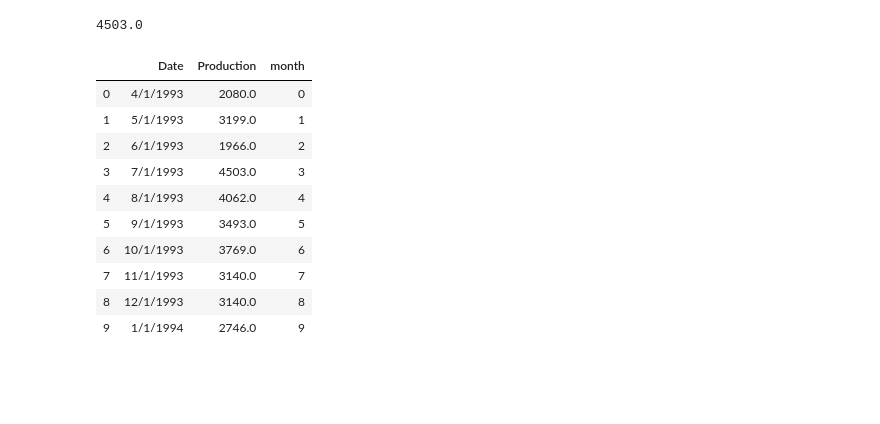
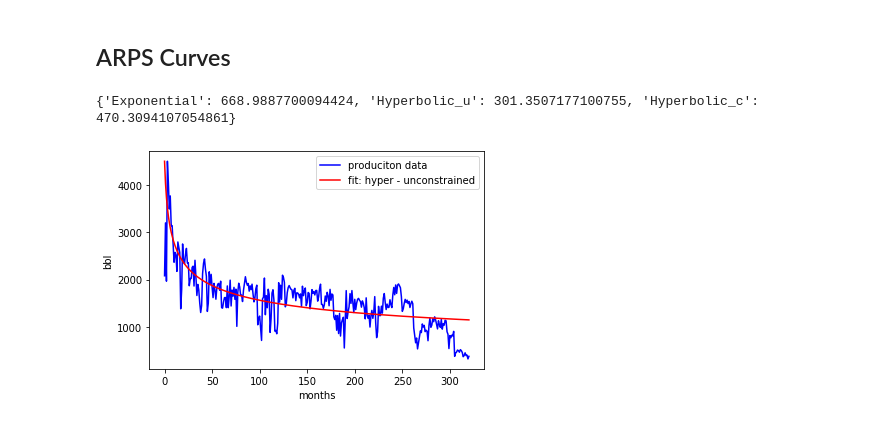
Before and after one commit to PrestonBlackburn/Decline-Curve-Analysis, a Jupyter notebook: Decline Curve Calcs.ipynb, the cells around one changed output. Drawn from its saved outputs; the diff is of its cells as text; code cells hidden in the pictures; blank space fills up the shorter version.

```diff
--- a/Decline Curve Calcs.ipynb
+++ b/Decline Curve Calcs.ipynb
@@ -16,5 +19,7 @@ import pandas as pd
 # di = nominal decline rate at t = 0
 
 # b = 1 for harmonics
+# %% [markdown]
+## ARPS Curves
 # %%
 ## Decline Curves:
@@ -29,24 +35,47 @@ def Hyperbolic(t, b, di):
 
 def Harmonic(t, qi, di):
     return qi/(1+di*t)
-# %%
-Data = pd.read_csv(r'G:\Python Projects\Reservoir Reserve Modeling\data for python\Texas_well_production.csv')
-Data['month'] = Data.index
-
-qi = Data['Production'].max()
-
-print(qi)
-Data.head(10)
-# %% [output]
-4503.0
-|  | Date | Production | month |
-| 0 | 4/1/1993 | 2080.0 | 0 |
-| 1 | 5/1/1993 | 3199.0 | 1 |
-| 2 | 6/1/1993 | 1966.0 | 2 |
-| 3 | 7/1/1993 | 4503.0 | 3 |
-| 4 | 8/1/1993 | 4062.0 | 4 |
-| 5 | 9/1/1993 | 3493.0 | 5 |
-| 6 | 10/1/1993 | 3769.0 | 6 |
-| 7 | 11/1/1993 | 3140.0 | 7 |
-| 8 | 12/1/1993 | 3140.0 | 8 |
-| 9 | 1/1/1994 | 2746.0 | 9 |
+# %%
+Data = pd.read_csv(r'C:\Users\Preston\Production Model\Texas_well_production.csv')
+Data['month'] = Data.index
+qi = Data['Production'].max()
+x = Data['month'].values
+y = Data['Production'].values
+
+
+#Optimizing Curves
+popt, pcov = curve_fit(Exponential, x, y)
+exp_vars = popt
+popt, pcov = curve_fit(Hyperbolic, x, y)
+unconstrained_vars = popt
+popt, pcov = curve_fit(Hyperbolic, x, y, bounds= ([0,0], [1,5]))
+constrained_vars = popt
+
+#analyzing error
+MAE_exp = mean_absolute_error(y, Exponential(x, *exp_vars))
+MAE_Hyper = mean_absolute_error(y, Hyperbolic(x, *unconstrained_vars))
+MAE_Hyper_constrained = mean_absolute_error(y, Hyperbolic(x, *constrained_vars))
+
+Errors = {
+    "Exponential" : MAE_exp,
+    "Hyperbolic_u" : MAE_Hyper,
+    "Hyperbolic_c" : MAE_Hyper_constrained
+}
+
+print(Errors)
+plt.plot(x,y,'b-', label = 'produciton data')
+
+if max(Errors) == "Exponential":
+    plt.plot(x, Exponential(x, *exp_vars), 'y-', label = 'fit: exp' )
+elif max(Errors) == "Hyperbolic_u":
+    plt.plot(x, Hyperbolic(x, *unconstrained_vars), 'r-', label = 'fit: hyper - unconstrained' )
+else:
+    plt.plot(x, Hyperbolic(x, *constrained_vars), 'g-', label = 'fit: hyper - constrained' )
+
+plt.xlabel('months')
+plt.ylabel('bbl')
+plt.legend()
+plt.show()
+# %% [output]
+{'Exponential': 668.9887700094424, 'Hyperbolic_u': 301.3507177100755, 'Hyperbolic_c': 470.3094107054861}
+[figure, added]
```
Also changed, not shown: parts of 23 cells of this notebook, 1 other file.
